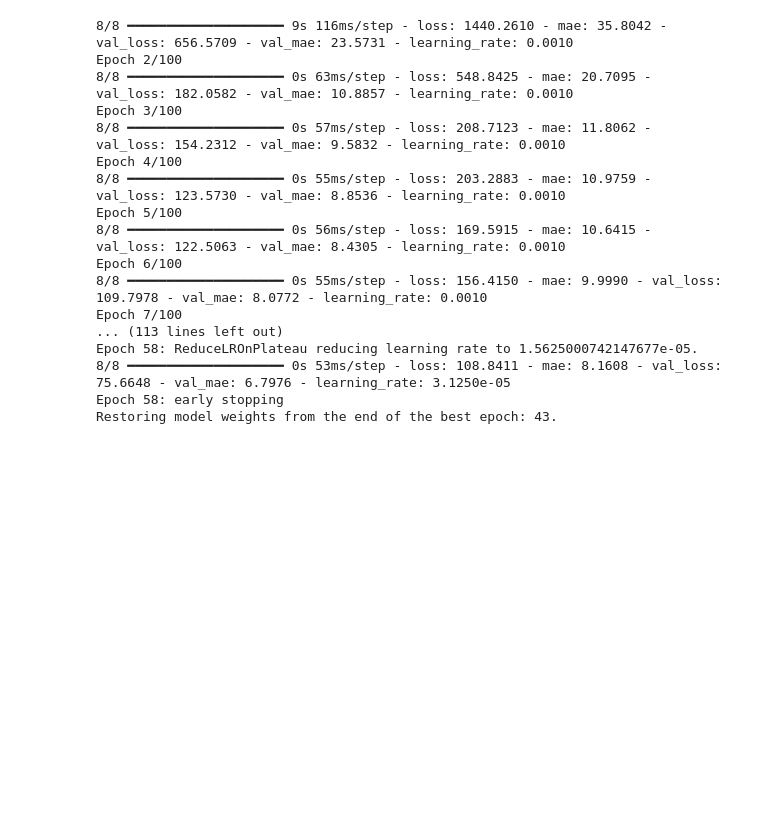
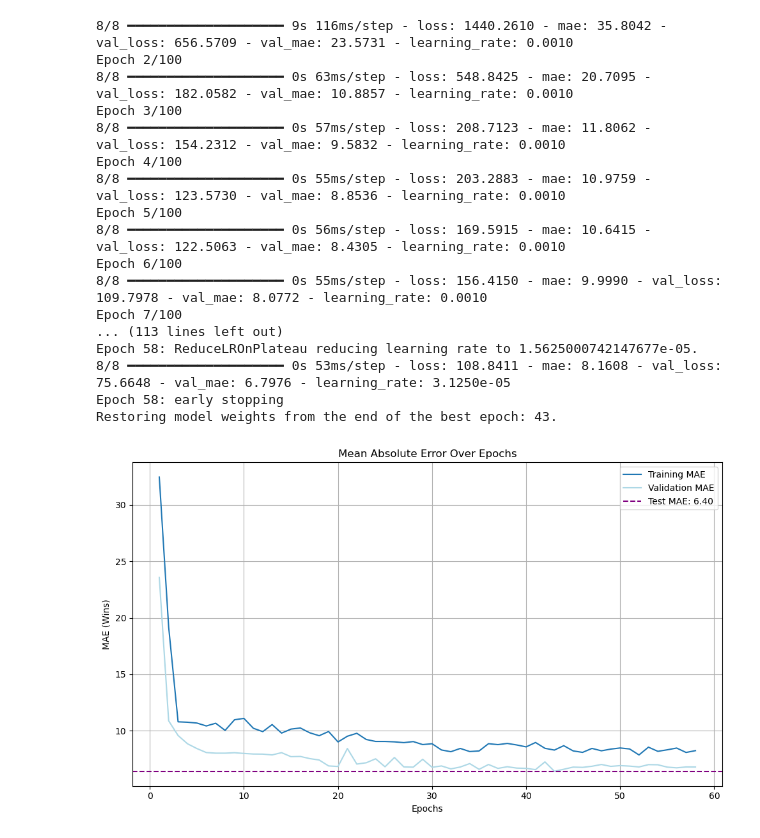
Before and after one commit to JZ-17/NESSIS, a Jupyter notebook: NESSIS.ipynb, the cells around one changed output. Drawn from its saved outputs; the diff is of its cells as text; code cells hidden in the pictures; blank space fills up the shorter version.

Commit message:
First model graphs and all

```diff
--- a/NESSIS.ipynb
+++ b/NESSIS.ipynb
@@ -1099,3 +1099,29 @@ Epoch 58: ReduceLROnPlateau reducing learning rate to 1.5625000742147677e-05.
 8/8 ━━━━━━━━━━━━━━━━━━━━ 0s 53ms/step - loss: 108.8411 - mae: 8.1608 - val_loss: 75.6648 - val_mae: 6.7976 - learning_rate: 3.1250e-05
 Epoch 58: early stopping
 Restoring model weights from the end of the best epoch: 43.
+# %%
+import matplotlib.pyplot as plt
+
+# Extract MAE from history
+train_mae = history.history['mae']
+val_mae = history.history['val_mae']
+epochs = range(1, len(train_mae) + 1)
+
+# Plot
+plt.figure(figsize=(10, 6))
+plt.plot(epochs, train_mae, label='Training MAE')
+plt.plot(epochs, val_mae, label='Validation MAE', color='lightblue')
+
+# If you have a final test MAE
+test_mae = 6.4  # Replace with your actual test MAE
+plt.axhline(y=test_mae, color='purple', linestyle='--', label=f'Test MAE: {test_mae:.2f}')
+
+plt.title('Mean Absolute Error Over Epochs')
+plt.xlabel('Epochs')
+plt.ylabel('MAE (Wins)')
+plt.legend()
+plt.grid(True)
+plt.tight_layout()
+plt.show()
+# %% [output]
+[figure, added]
```
